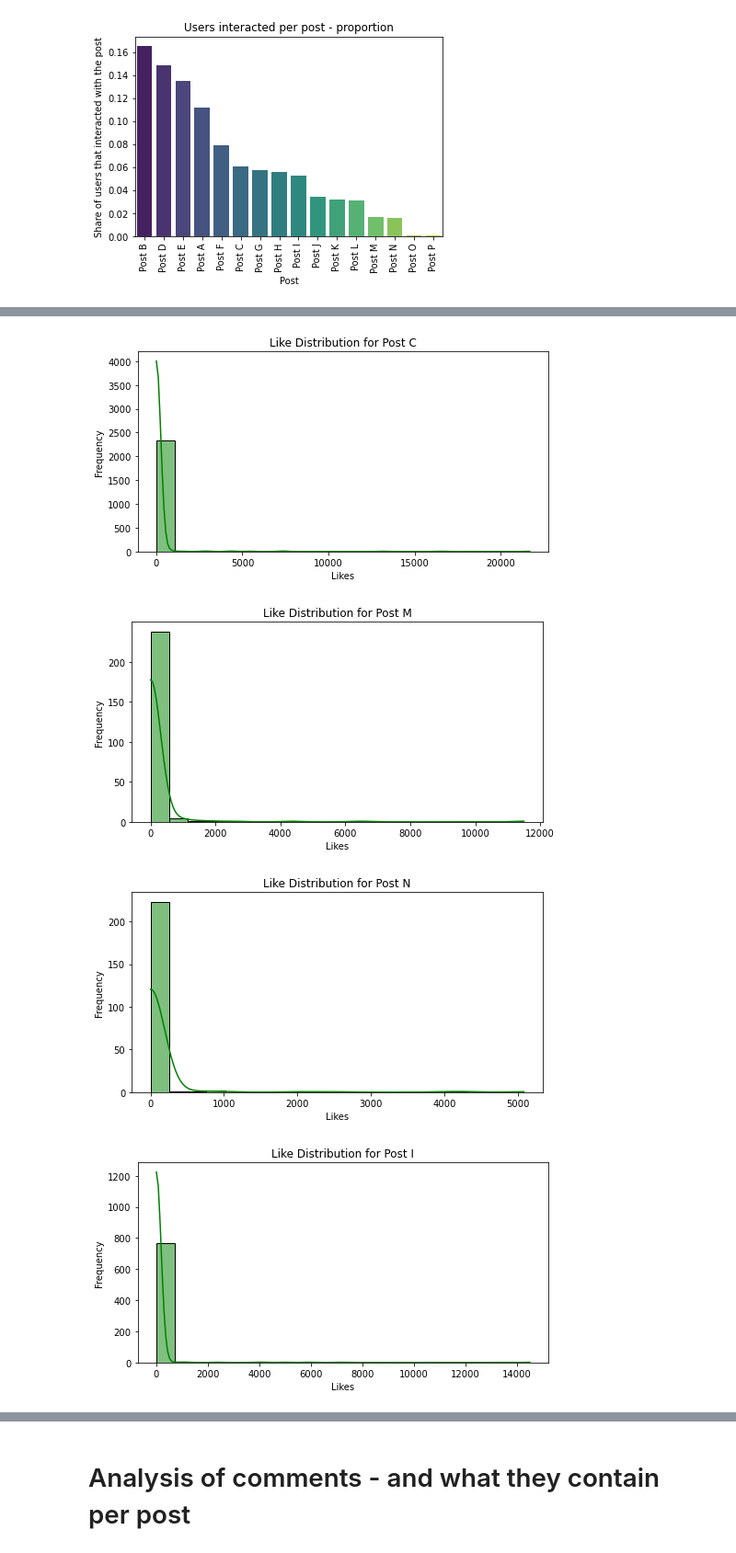
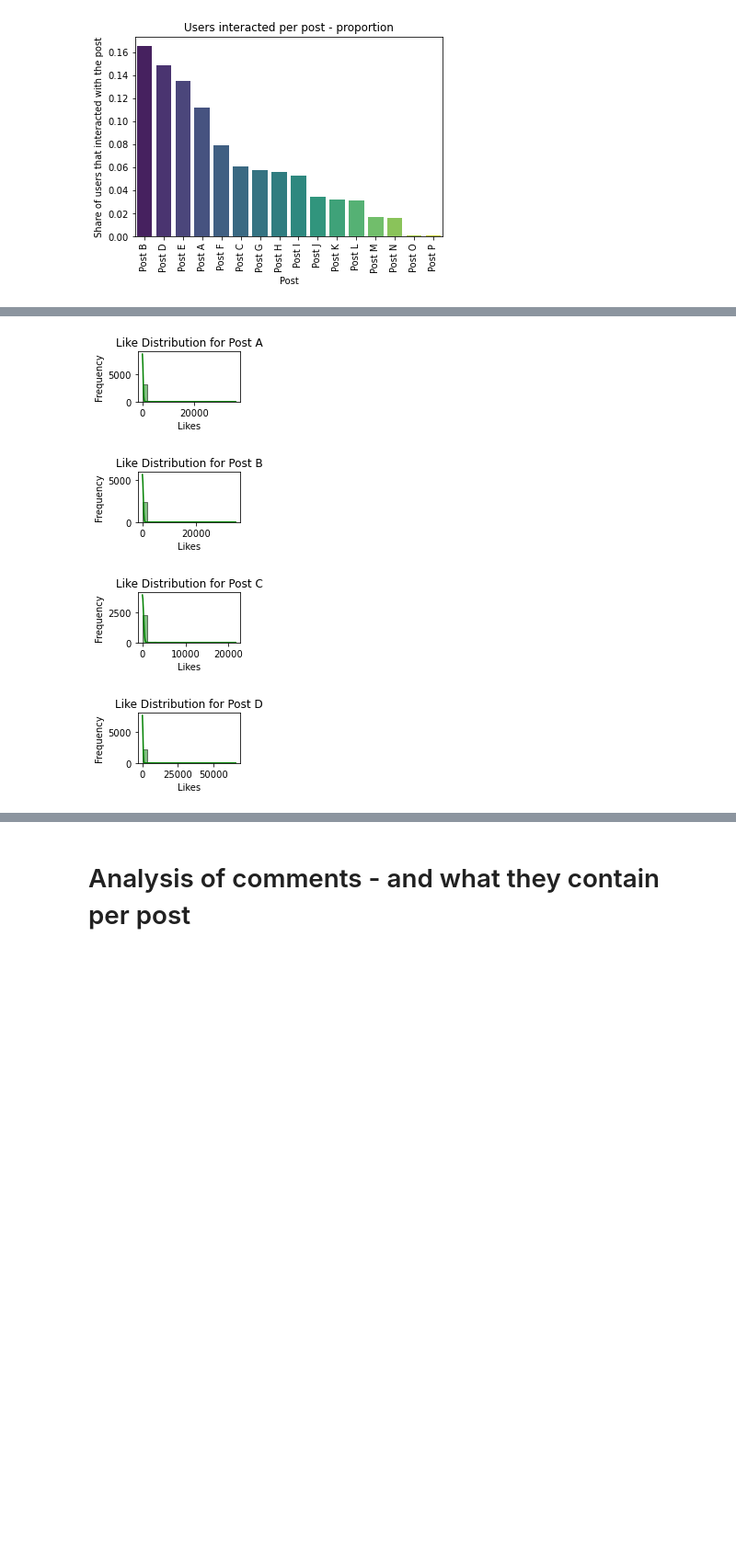
Before and after one commit to pouvoirdasha/sociology_scrapping, a Jupyter notebook: notebooks_stats_finetuning/decriptive_stats_dasha.ipynb, the cells around one changed output, grey strips where cells are left out. Shown at 92% size. Drawn from its saved outputs; the diff is of its cells as text; code cells hidden in the pictures; blank space fills up the shorter version.

Commit message:
adding more graphs

```diff
--- a/notebooks_stats_finetuning/decriptive_stats_dasha.ipynb
+++ b/notebooks_stats_finetuning/decriptive_stats_dasha.ipynb
@@ -228,17 +230,18 @@ plt.show()
 # %%
-unique_posts = tiktok['post_name'].unique()
+unique_posts = sorted(tiktok['post_name'].unique())
+
 
 for post in unique_posts:
     post_likes = tiktok[tiktok['post_name'] == post]['Likes']
 
-    plt.figure(figsize=(8, 4))
+    plt.figure(figsize=(2, 1))
     sns.histplot(post_likes, bins=20, kde=True, color='green')
     plt.title(f'Like Distribution for {post}')
     plt.xlabel('Likes')
     plt.ylabel('Frequency')
     plt.show()
 # %% [output]
-[figure, old version]
+[figure, new version]
-[figure, old version]
+[figure, new version]
-[figure, old version]
+[figure, new version]
-[figure, old version]
+[figure, new version]
```
Also changed, not shown: parts of 17 cells of this notebook.
